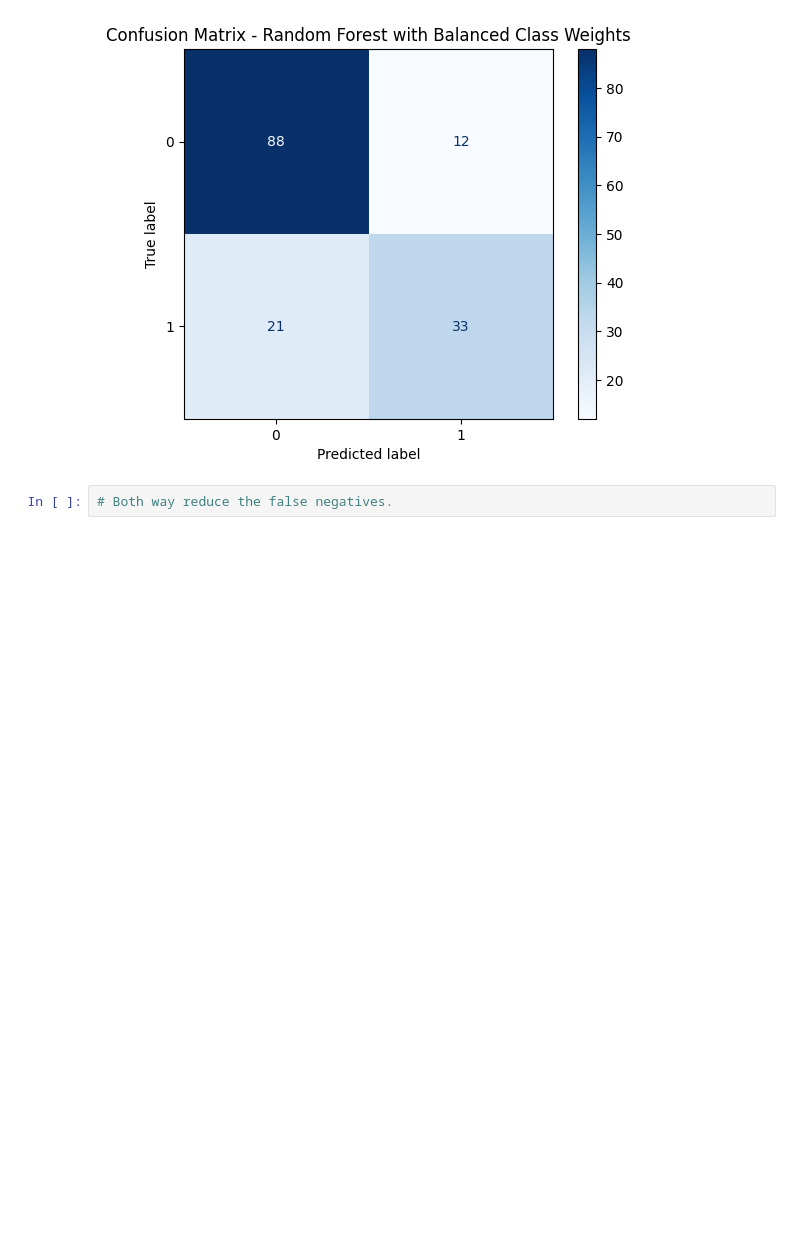
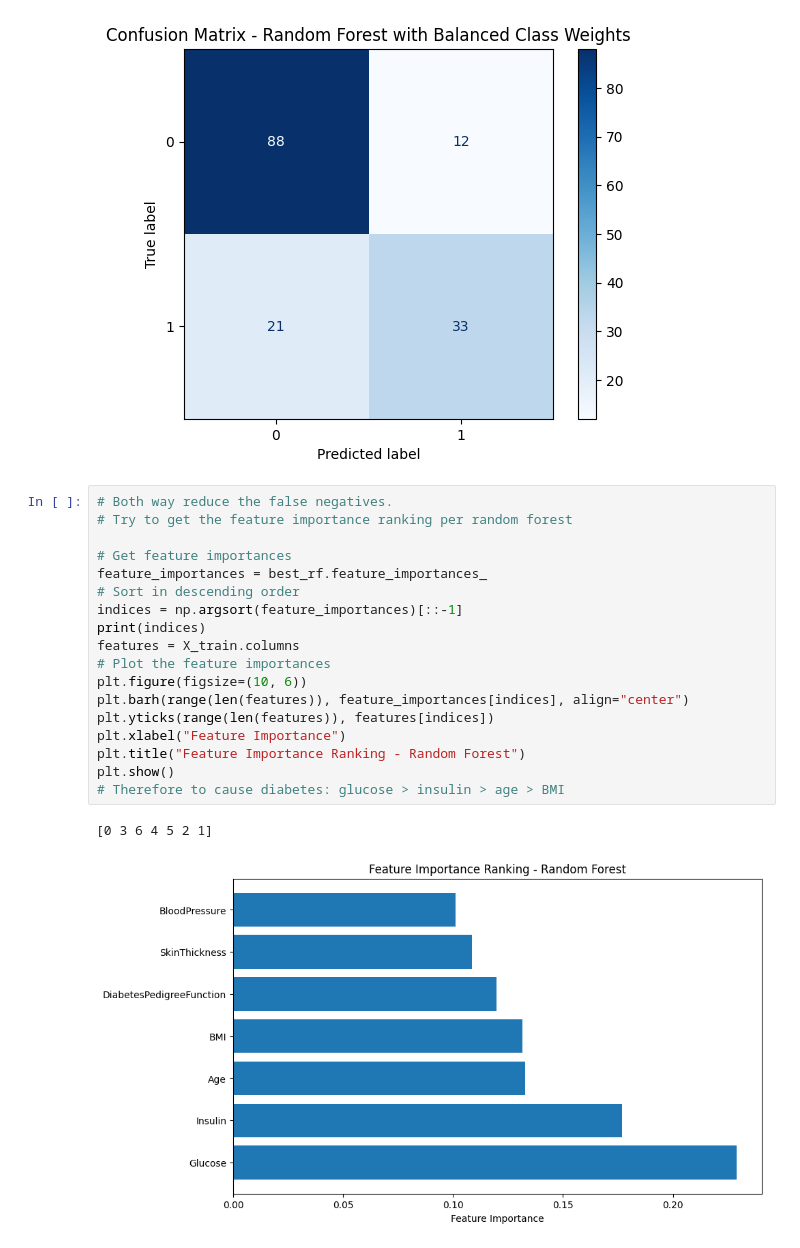
Before and after one commit to orczhu/zhu-ai-learning, a Jupyter notebook: capstone/capstone.ipynb, the cells around one changed output. Saved outputs shown, nothing was run; the diff lists cells and outputs as text; blank space fills up the shorter version.

```diff
--- a/capstone/capstone.ipynb
+++ b/capstone/capstone.ipynb
@@ -482,5 +517,24 @@ plt.title("Confusion Matrix - Random Forest with Balanced Class Weights")
 plt.show()
 # %% [output]
 [figure]
-# %%
-# Both way reduce the false negatives.
+# %%
+# Both way reduce the false negatives.
+# Try to get the feature importance ranking per random forest
+
+# Get feature importances
+feature_importances = best_rf.feature_importances_
+# Sort in descending order
+indices = np.argsort(feature_importances)[::-1]
+print(indices)
+features = X_train.columns
+# Plot the feature importances
+plt.figure(figsize=(10, 6))
+plt.barh(range(len(features)), feature_importances[indices], align="center")
+plt.yticks(range(len(features)), features[indices])
+plt.xlabel("Feature Importance")
+plt.title("Feature Importance Ranking - Random Forest")
+plt.show()
+# Therefore to cause diabetes: glucose > insulin > age > BMI
+# %% [output]
+[0 3 6 4 5 2 1]
+[figure, added]
```
Also changed, not shown: parts of 5 cells of this notebook, 1 other file.
